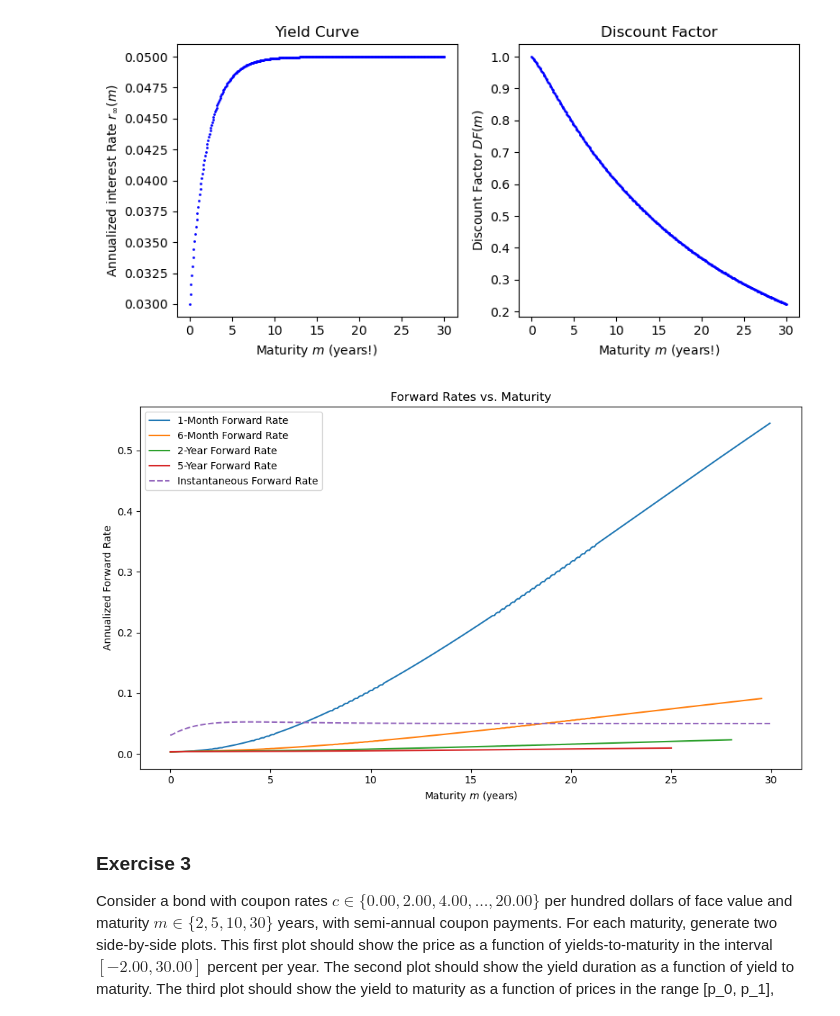
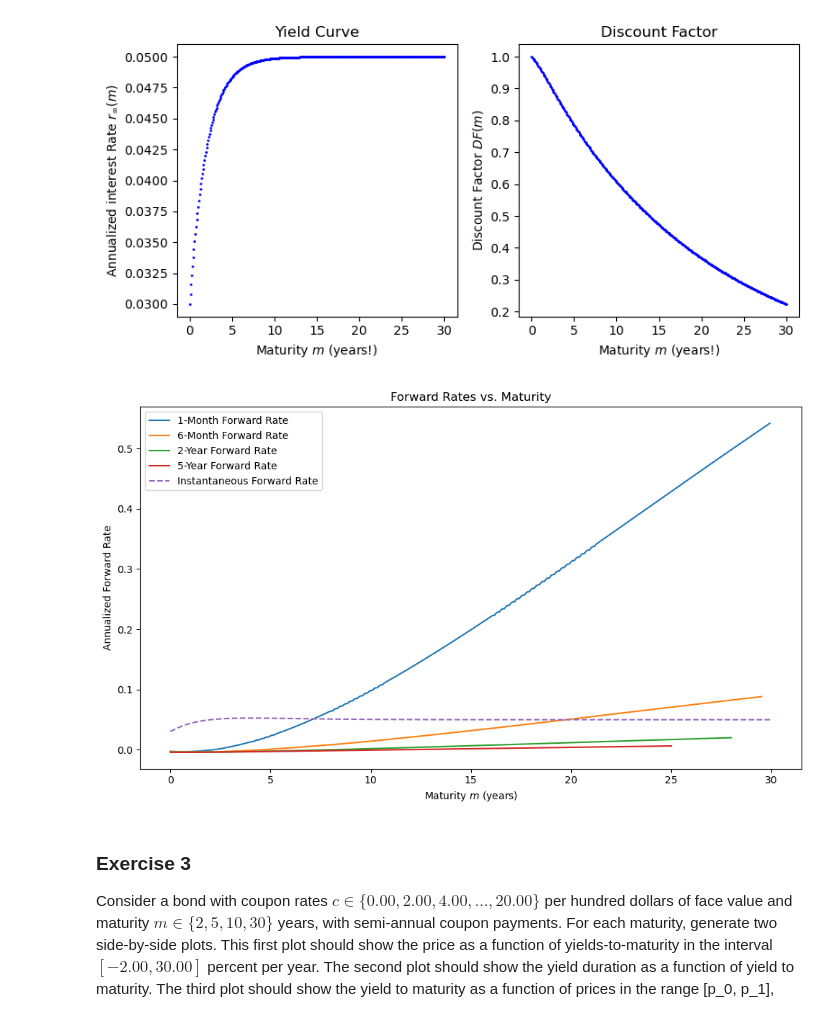
Before and after one commit to pathmarkoak/bufn400, a Jupyter notebook: Homeworks/Homework 2/Bonds and mortgages (theoretical calculations).ipynb, the cells around one changed output. Drawn from its saved outputs; the diff is of its cells as text; code cells hidden in the pictures.

```diff
--- a/Homeworks/Homework 2/Bonds and mortgages (theoretical calculations).ipynb
+++ b/Homeworks/Homework 2/Bonds and mortgages (theoretical calculations).ipynb
@@ -249,33 +251,33 @@ plt.show()
 # %%
 # Plotting forward rates
 months = m * 12
 months = months.astype(int)
 def forward_rate(dfm, m, n):
-    return (np.log(dfm[m] - np.log(dfm[m + n]))) / n
+    return (np.log(dfm[m + n] - np.log(dfm[m]))) / n
 five_year_forward = [forward_rate(dfm, i, 60) for i in months[:-60]]
 two_year_forward = [forward_rate(dfm, i, 24) for i in months[:-24]]
 six_month_forward = [forward_rate(dfm, i, 6) for i in months[:-6]]
 one_month_forward = [forward_rate(dfm, i, 1) for i in months[:-1]]
 instantaneous_forward = -np.gradient(np.log(dfm), m) # Calculate instantaneous forward rate using the gradient
 
 # Ploting the forward rates
 fig, ax = plt.subplots(figsize=(10, 6))
 
 ax.plot(m[:-1], one_month_forward, label="1-Month Forward Rate", linewidth=1.5)
 ax.plot(m[:-6], six_month_forward, label="6-Month Forward Rate", linewidth=1.5)
 ax.plot(m[:-24], two_year_forward, label="2-Year Forward Rate", linewidth=1.5)
 ax.plot(m[:-60], five_year_forward, label="5-Year Forward Rate", linewidth=1.5)
 ax.plot(m, instantaneous_forward, label="Instantaneous Forward Rate", linewidth=1.5, linestyle='--')
 
 ax.set_title("Forward Rates vs. Maturity")
 ax.set_xlabel("Maturity $m$ (years)")
 ax.set_ylabel("Annualized Forward Rate")
 ax.legend()
 
 plt.tight_layout()
 plt.show()
 # %% [output]
-[figure, old version]
+[figure, new version]
 # %% [markdown]
 ### Exercise 3
 
```
Also changed, not shown: parts of 1 cell of this notebook, 6 other files.
